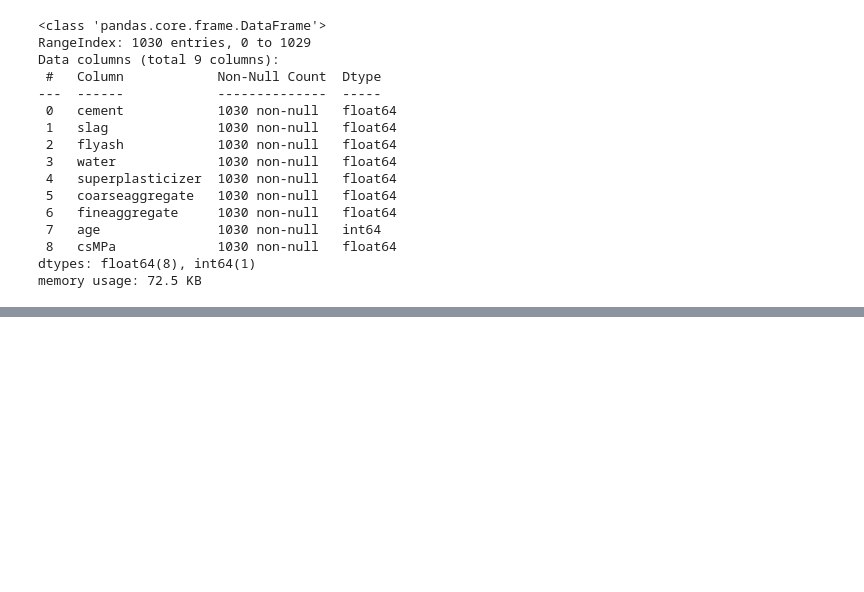
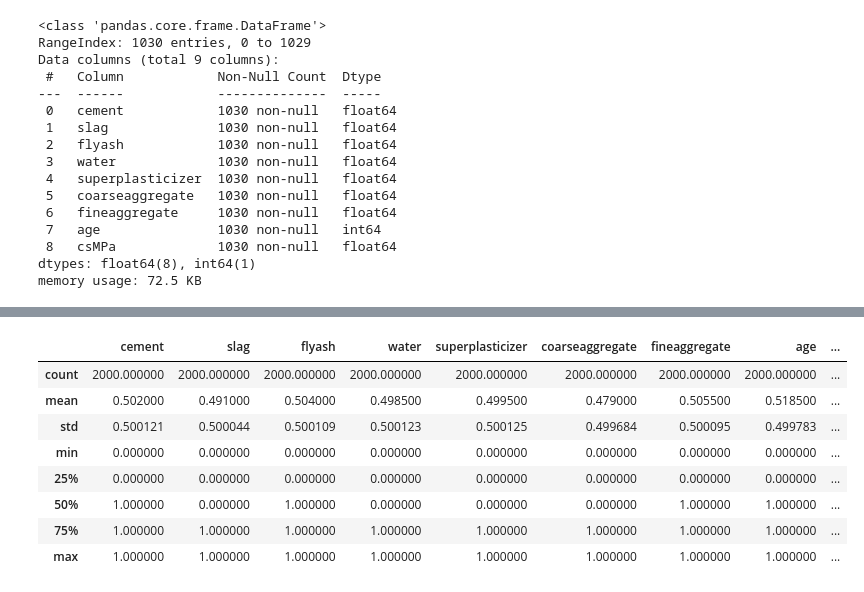
Before and after one commit to afvar/Concrete-Strength-Estimation-using-Intelligent-Systems, a Jupyter notebook: Genetic_Algorithms.ipynb, the cells around one changed output, grey strips where cells are left out. Cells and saved outputs as stored; diff of their text form; code cells hidden in the pictures; blank space fills up the shorter version.

```diff
--- a/Genetic_Algorithms.ipynb
+++ b/Genetic_Algorithms.ipynb
@@ -63,2 +87,0 @@ def strength_funct(df, x1, x2, x3,  x4,  x5,  x6,  x7,  x8):
-# %%
-df['csMPa_est'] =
@@ -64,0 +93,16 @@ df['csMPa_est'] =
+# %%
+## Generar Dataframe aleatorio para Seleccion de Variables
+
+np.random.seed(1984)
+df_columnas = pd.DataFrame(np.random.randint(2,size=(2000, len(columnas))), columns=columnas)
+df_columnas.describe()
+# %% [output]
+|  | cement | slag | flyash | water | superplasticizer | coarseaggregate | fineaggregate | age | ... |
+| count | 2000.000000 | 2000.000000 | 2000.000000 | 2000.000000 | 2000.000000 | 2000.000000 | 2000.000000 | 2000.000000 | ... |
+| mean | 0.502000 | 0.491000 | 0.504000 | 0.498500 | 0.499500 | 0.479000 | 0.505500 | 0.518500 | ... |
+| std | 0.500121 | 0.500044 | 0.500109 | 0.500123 | 0.500125 | 0.499684 | 0.500095 | 0.499783 | ... |
+| min | 0.000000 | 0.000000 | 0.000000 | 0.000000 | 0.000000 | 0.000000 | 0.000000 | 0.000000 | ... |
+| 25% | 0.000000 | 0.000000 | 0.000000 | 0.000000 | 0.000000 | 0.000000 | 0.000000 | 0.000000 | ... |
+| 50% | 1.000000 | 0.000000 | 1.000000 | 0.000000 | 0.000000 | 0.000000 | 1.000000 | 1.000000 | ... |
+| 75% | 1.000000 | 1.000000 | 1.000000 | 1.000000 | 1.000000 | 1.000000 | 1.000000 | 1.000000 | ... |
+| max | 1.000000 | 1.000000 | 1.000000 | 1.000000 | 1.000000 | 1.000000 | 1.000000 | 1.000000 | ... |
```
Also changed, not shown: parts of 20 cells of this notebook, 1 other file.
